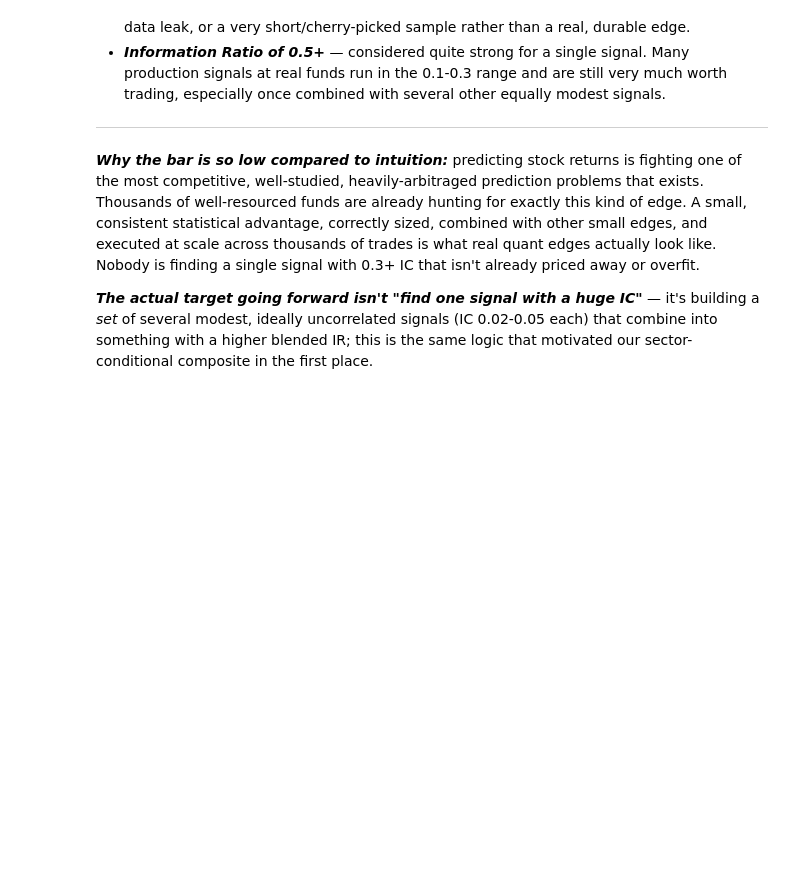
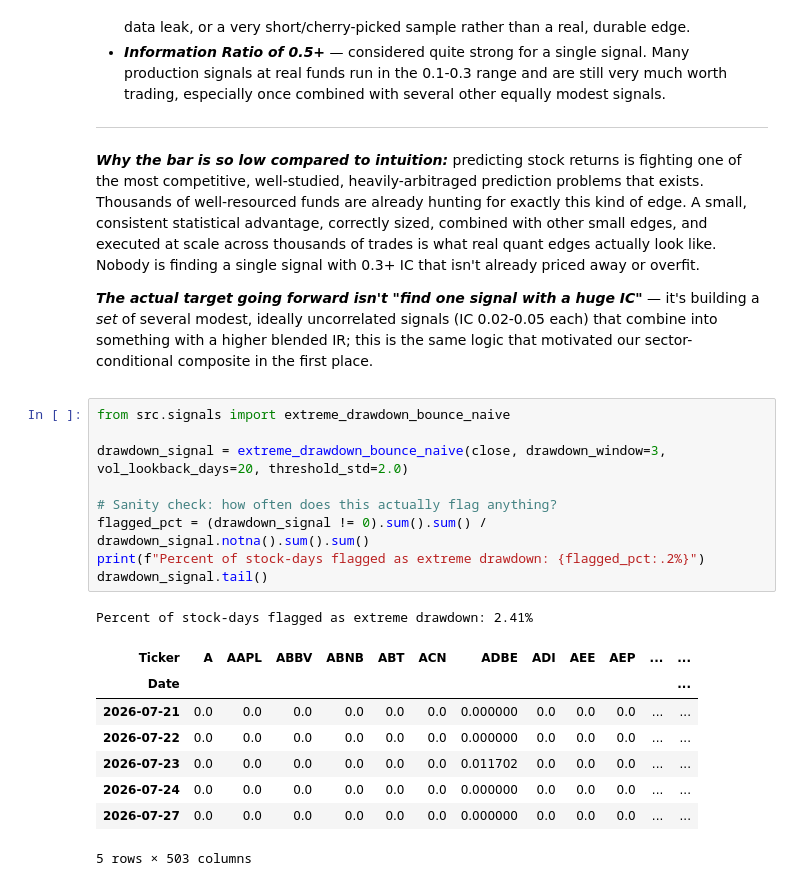
Before and after one commit to pgrajzl/alpha-signal-research, a Jupyter notebook: notebooks/alpha_research.ipynb, the cells around one changed output. Drawn from its saved outputs; the diff is of its cells as text; blank space fills up the shorter version.

```diff
--- a/notebooks/alpha_research.ipynb
+++ b/notebooks/alpha_research.ipynb
@@ -714,3 +714,22 @@ ___
 ***The actual target going forward isn't "find one signal with a huge IC"*** — it's building a *set* of several modest, ideally uncorrelated signals (IC 0.02-0.05 each) that combine into something with a higher blended IR; this is the same logic that motivated our sector-conditional composite in the first place.
 
 </div>
+# %%
+from src.signals import extreme_drawdown_bounce_naive
+
+drawdown_signal = extreme_drawdown_bounce_naive(close, drawdown_window=3, vol_lookback_days=20, threshold_std=2.0)
+
+# Sanity check: how often does this actually flag anything?
+flagged_pct = (drawdown_signal != 0).sum().sum() / drawdown_signal.notna().sum().sum()
+print(f"Percent of stock-days flagged as extreme drawdown: {flagged_pct:.2%}")
+drawdown_signal.tail()
+# %% [output]
+Percent of stock-days flagged as extreme drawdown: 2.41%
+| Ticker | A | AAPL | ABBV | ABNB | ABT | ACN | ADBE | ADI | AEE | AEP | ... | ... |
+| Date |  |  |  |  |  |  |  |  |  |  |  | ... |
+| 2026-07-21 | 0.0 | 0.0 | 0.0 | 0.0 | 0.0 | 0.0 | 0.000000 | 0.0 | 0.0 | 0.0 | ... | ... |
+| 2026-07-22 | 0.0 | 0.0 | 0.0 | 0.0 | 0.0 | 0.0 | 0.000000 | 0.0 | 0.0 | 0.0 | ... | ... |
+| 2026-07-23 | 0.0 | 0.0 | 0.0 | 0.0 | 0.0 | 0.0 | 0.011702 | 0.0 | 0.0 | 0.0 | ... | ... |
+| 2026-07-24 | 0.0 | 0.0 | 0.0 | 0.0 | 0.0 | 0.0 | 0.000000 | 0.0 | 0.0 | 0.0 | ... | ... |
+| 2026-07-27 | 0.0 | 0.0 | 0.0 | 0.0 | 0.0 | 0.0 | 0.000000 | 0.0 | 0.0 | 0.0 | ... | ... |
+5 rows × 503 columns
```
Also changed, not shown: parts of 3 cells of this notebook, 6 other files.
